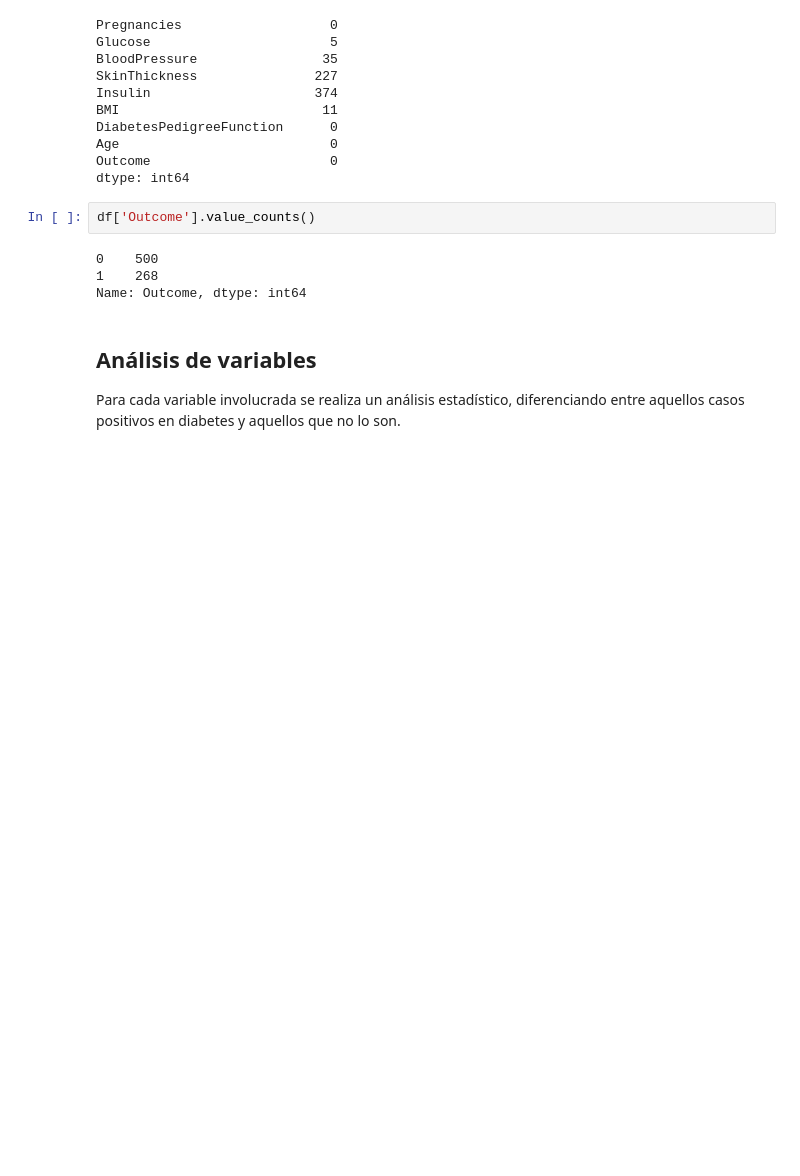
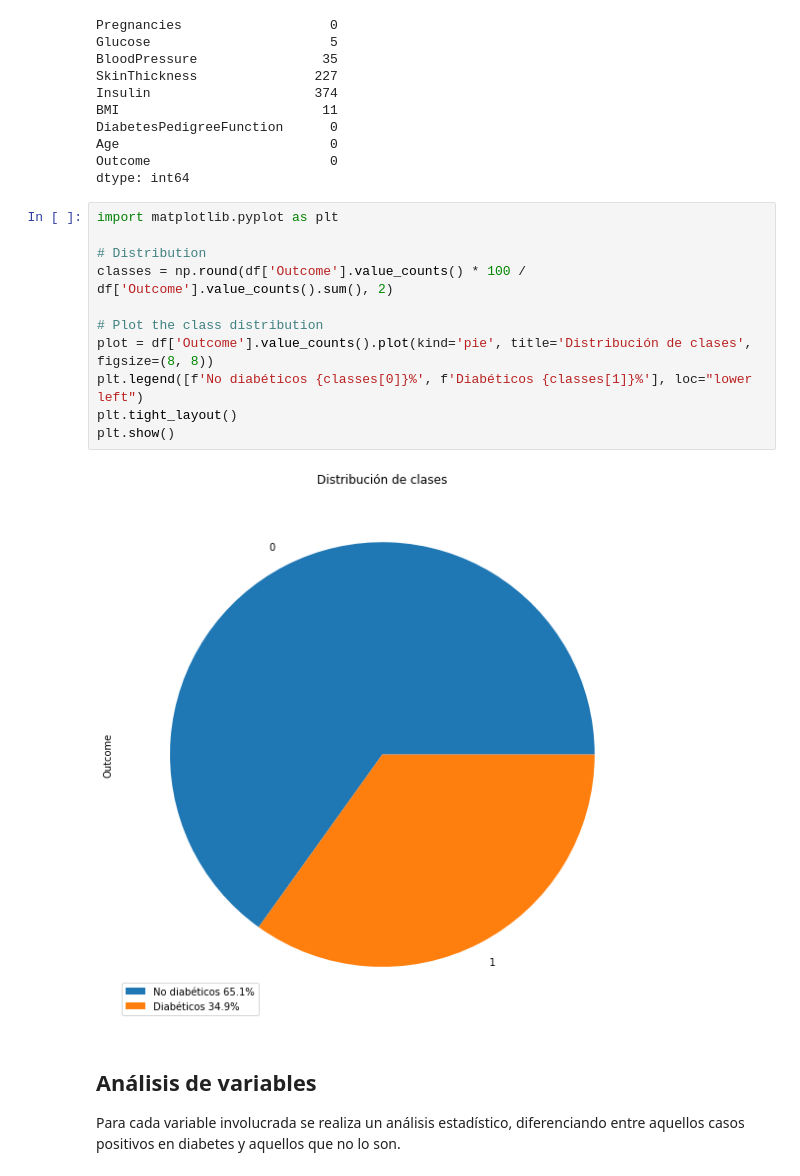
Before and after one commit to Kammann123/nn-tp1, a Jupyter notebook: notebooks/tp1-ej2-analysis.ipynb, the cells around one changed output. Cells and saved outputs as stored; diff of their text form; blank space fills up the shorter version.

```diff
--- a/notebooks/tp1-ej2-analysis.ipynb
+++ b/notebooks/tp1-ej2-analysis.ipynb
@@ -162,12 +162,19 @@ DiabetesPedigreeFunction      0
 Age                           0
 Outcome                       0
 dtype: int64
-# %%
-df['Outcome'].value_counts()
-# %% [output]
-0    500
-1    268
-Name: Outcome, dtype: int64
+# %%
+import matplotlib.pyplot as plt
+
+# Distribution
+classes = np.round(df['Outcome'].value_counts() * 100 / df['Outcome'].value_counts().sum(), 2)
+
+# Plot the class distribution
+plot = df['Outcome'].value_counts().plot(kind='pie', title='Distribución de clases', figsize=(8, 8))
+plt.legend([f'No diabéticos {classes[0]}%', f'Diabéticos {classes[1]}%'], loc="lower left")
+plt.tight_layout()
+plt.show()
+# %% [output]
+[figure, added]
 # %% [markdown]
 ## Análisis de variables
 Para cada variable involucrada se realiza un análisis estadístico, diferenciando entre aquellos casos positivos en diabetes y aquellos que no lo son.
```
Also changed, not shown: parts of 1 cell of this notebook, 3 other files.
